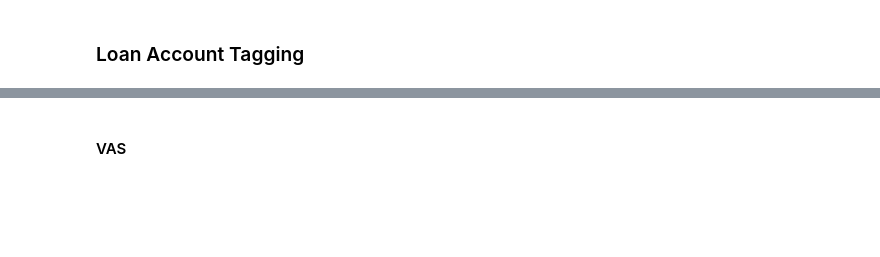
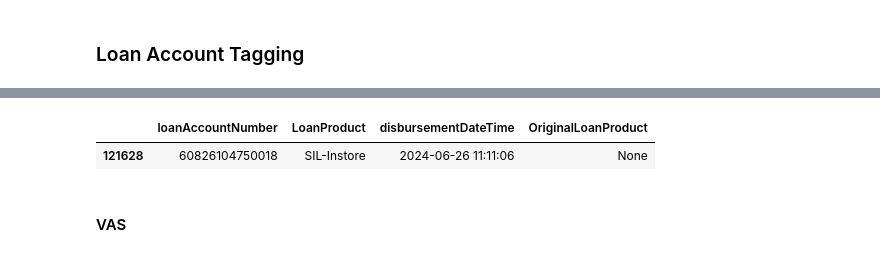
Before and after one commit to dchakroborti-tonik/Finance_LoanAccount_Monthly_count, a Jupyter notebook: loanaccountmonthlycount.ipynb, the cells around one changed output, grey strips where cells are left out. Cells and saved outputs as stored; diff of their text form; code cells hidden in the pictures; blank space fills up the shorter version.

```diff
--- a/loanaccountmonthlycount.ipynb
+++ b/loanaccountmonthlycount.ipynb
@@ -278,3 +278,8 @@ The rows and columns in loan_type are: (152898, 4)
+# %%
+loan_type[loan_type['loanAccountNumber']=='60826104750018']
+# %% [output]
+|  | loanAccountNumber | LoanProduct | disbursementDateTime | OriginalLoanProduct |
+| 121628 | 60826104750018 | SIL-Instore | 2024-06-26 11:11:06 | None |
 # %%
 Loan_Acs_current_month = loan_type[(loan_type['disbursementDateTime'].dt.month == data_month) & (loan_type['disbursementDateTime'].dt.year == data_year)]
 # %%
```
Also changed, not shown: parts of 13 cells of this notebook, 5 other files.
